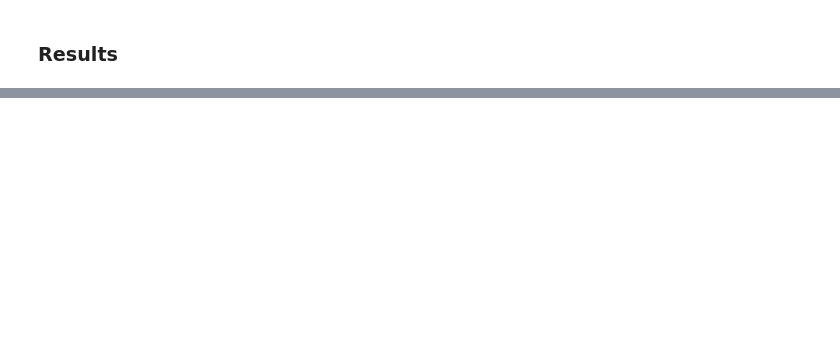
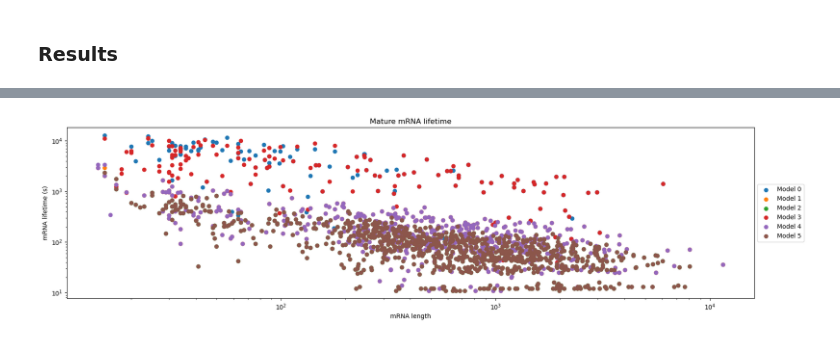
Before and after one commit to GiuliaGhisolfi/ProteinSynthesis, a Jupyter notebook: simulation.ipynb, the cells around one changed output, grey strips where cells are left out. Saved outputs shown, nothing was run; the diff lists cells and outputs as text; code cells hidden in the pictures; blank space fills up the shorter version.

```diff
--- a/simulation.ipynb
+++ b/simulation.ipynb
@@ -99,3 +103,7 @@ compare_proteins_number_over_time(results_df_list)
+# %%
+compare_mrna_lifetime(results_df_list)
+# %% [output]
+[figure, added]
 # %%
 compare_wait_time(ribosome_dict_list)
 # %% [output]
```
Also changed, not shown: parts of 7 cells of this notebook, 7 other files.
